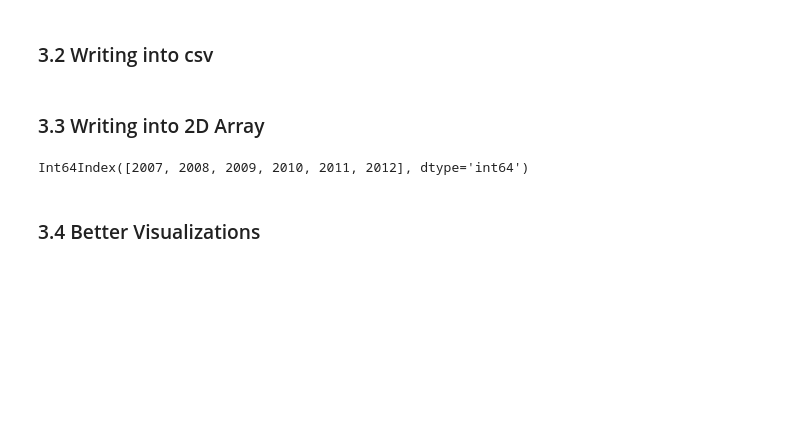
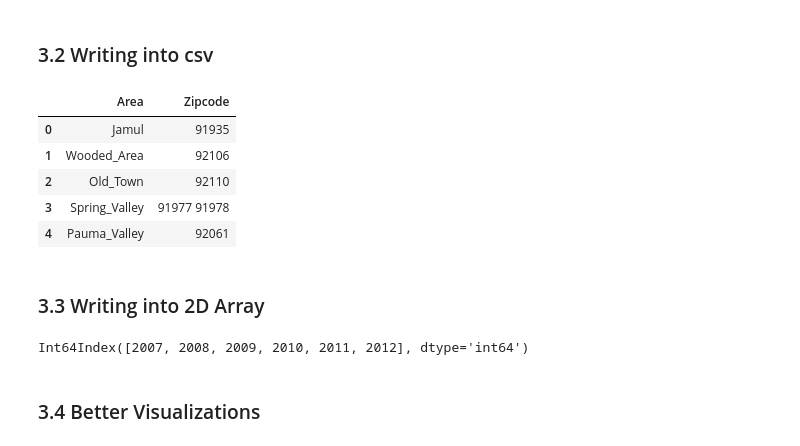
Before and after one commit to mec029/COGS108-Gentrification, a Jupyter notebook: HousingPrices.ipynb, the cells around one changed output. Drawn from its saved outputs; the diff is of its cells as text; code cells hidden in the pictures; blank space fills up the shorter version.

```diff
--- a/HousingPrices.ipynb
+++ b/HousingPrices.ipynb
@@ -194,7 +307,16 @@ for key, val in zz.items():
     w.writerow([key,val])
 # %%
 # reading
-pd.read_csv('area_zip_dict.csv');
+az = pd.read_csv('area_zip_dict.csv');
+# %%
+az.head(5)
+# %% [output]
+|  | Area | Zipcode |
+| 0 | Jamul | 91935 |
+| 1 | Wooded_Area | 92106 |
+| 2 | Old_Town | 92110 |
+| 3 | Spring_Valley | 91977 91978 |
+| 4 | Pauma_Valley | 92061 |
 # %% [markdown]
 ### 3.3 Writing into 2D Array
 # %%
```
Also changed, not shown: parts of 11 cells of this notebook.
